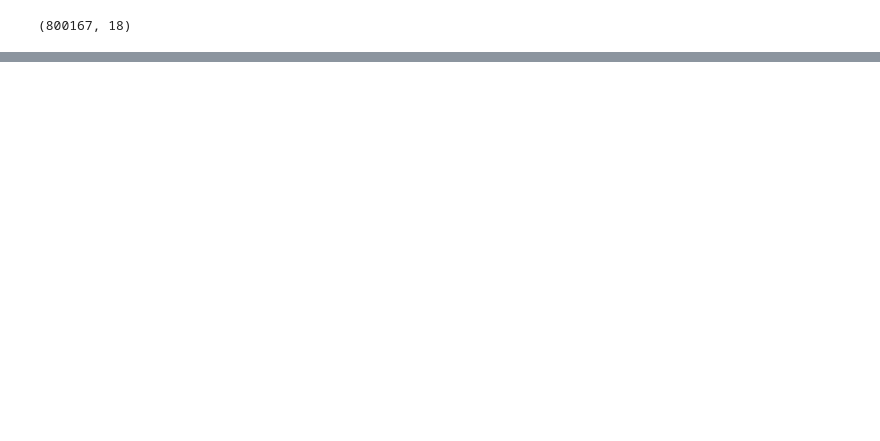
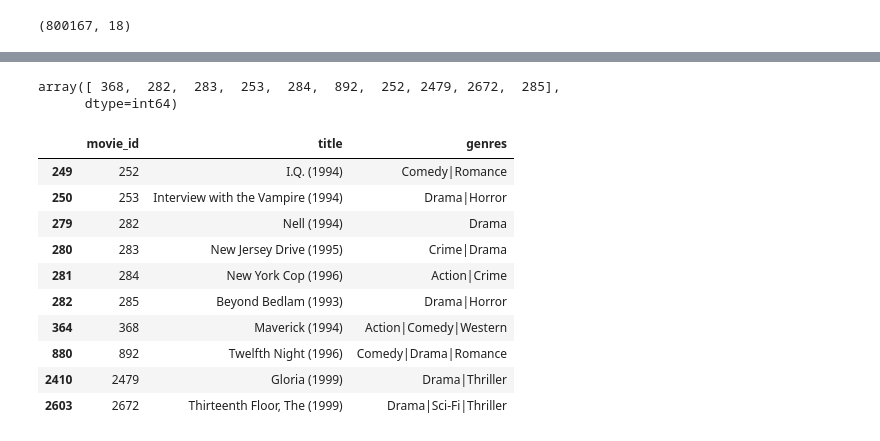
Before and after one commit to nnkhanhn/Recommendation-systems, a Jupyter notebook: Neural_Collaborative filtering.ipynb, the cells around one changed output, grey strips where cells are left out. Saved outputs shown, nothing was run; the diff lists cells and outputs as text; code cells hidden in the pictures; blank space fills up the shorter version.

```diff
--- a/Neural_Collaborative filtering.ipynb
+++ b/Neural_Collaborative filtering.ipynb
@@ -255,0 +298,3 @@ Epoch 18/18
+# %%
+user_inf_pre = np.array([np.array([0, 0, 10]) for i in range(len(item_data))])
+user_inf_pre
@@ -255,0 +314,3 @@ Epoch 18/18
+# %%
+movie_inf_pre = np.array([np.array(movies_map[i]) for i in item_data])
+movie_inf_pre
@@ -255,0 +325,3 @@ Epoch 18/18
+# %%
+predictions = model.predict([[user,item_data],user_inf_pre,movie_inf_pre])
+predictions
@@ -256 +336,22 @@ Epoch 18/18
+# %%
+predictions = np.array([a[0] for a in predictions])
+recommended_movie = predictions[::-1].argsort()[:10]
+recommended_movie
+# %% [output]
+array([ 368,  282,  283,  253,  284,  892,  252, 2479, 2672,  285],
+      dtype=int64)
+# %%
+movies[movies['movie_id'].isin(recommended_movie)]
+# %% [output]
+|  | movie_id | title | genres |
+| 249 | 252 | I.Q. (1994) | Comedy|Romance |
+| 250 | 253 | Interview with the Vampire (1994) | Drama|Horror |
+| 279 | 282 | Nell (1994) | Drama |
+| 280 | 283 | New Jersey Drive (1995) | Crime|Drama |
+| 281 | 284 | New York Cop (1996) | Action|Crime |
+| 282 | 285 | Beyond Bedlam (1993) | Drama|Horror |
+| 364 | 368 | Maverick (1994) | Action|Comedy|Western |
+| 880 | 892 | Twelfth Night (1996) | Comedy|Drama|Romance |
+| 2410 | 2479 | Gloria (1999) | Drama|Thriller |
+| 2603 | 2672 | Thirteenth Floor, The (1999) | Drama|Sci-Fi|Thriller |
 # %%
```
Also changed, not shown: parts of 18 cells of this notebook, 7 other files.
